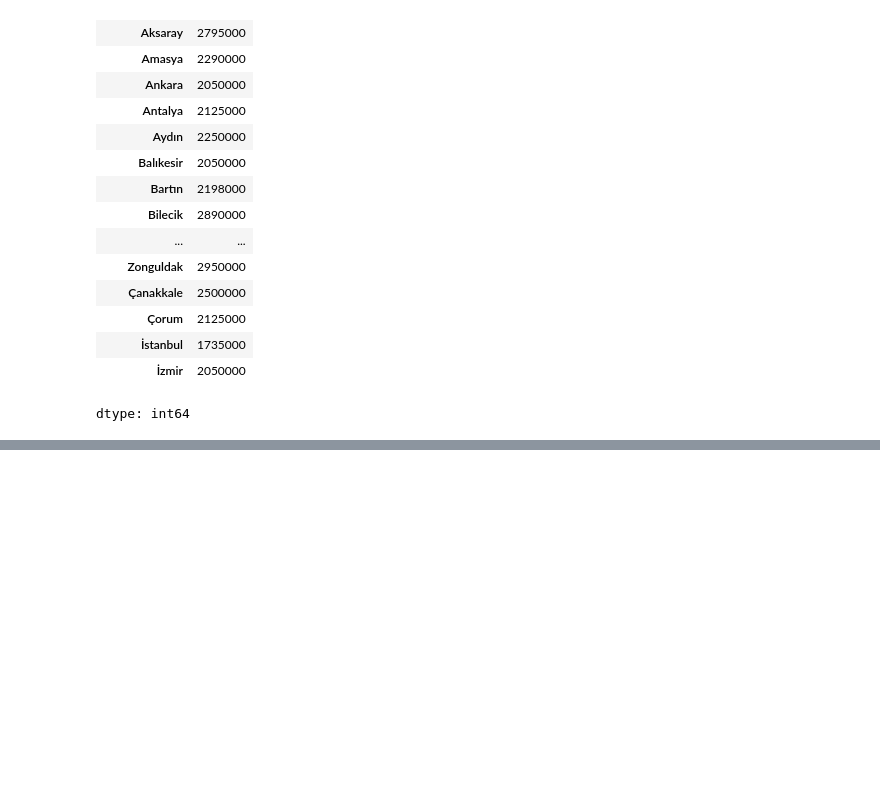
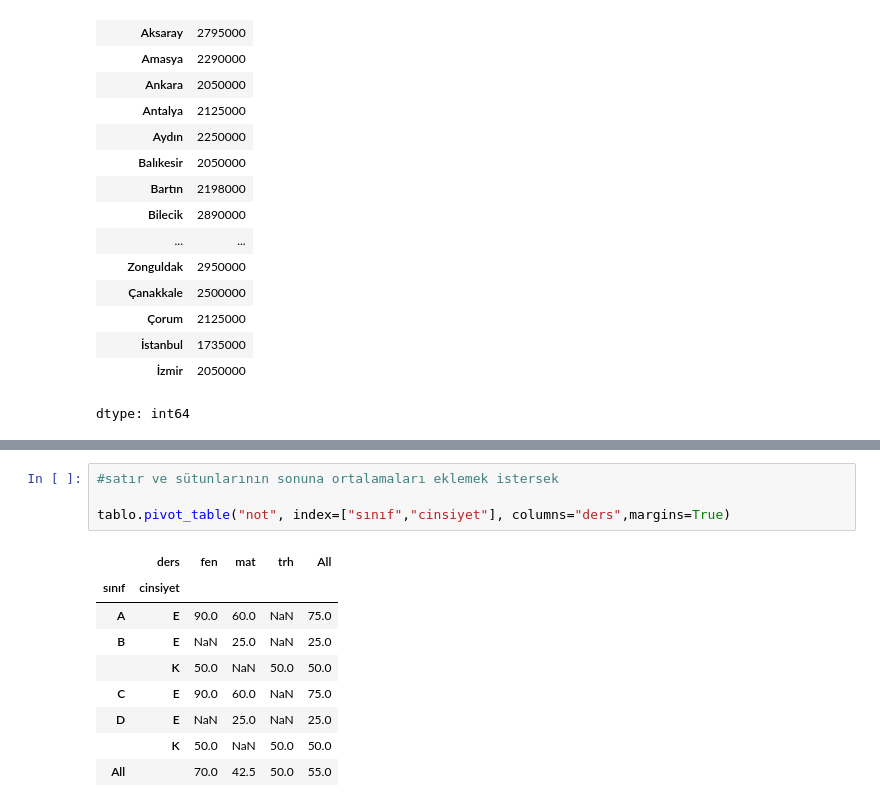
Before and after one commit to azem46/Python_Colab_Handbook, a Jupyter notebook: Python_Ders_16_2_Pandas_ipynb.ipynb, the cells around one changed output, grey strips where cells are left out. Saved outputs shown, nothing was run; the diff lists cells and outputs as text; blank space fills up the shorter version.

```diff
--- a/Python_Ders_16_2_Pandas_ipynb.ipynb
+++ b/Python_Ders_16_2_Pandas_ipynb.ipynb
@@ -972,0 +1238,14 @@ dtype: int64
+# %%
+#satır ve sütunlarının sonuna ortalamaları eklemek istersek
+
+tablo.pivot_table("not", index=["sınıf","cinsiyet"], columns="ders",margins=True)
+# %% [output]
+|  | ders | fen | mat | trh | All |
+| sınıf | cinsiyet |  |  |  |  |
+| A | E | 90.0 | 60.0 | NaN | 75.0 |
+| B | E | NaN | 25.0 | NaN | 25.0 |
+|  | K | 50.0 | NaN | 50.0 | 50.0 |
+| C | E | 90.0 | 60.0 | NaN | 75.0 |
+| D | E | NaN | 25.0 | NaN | 25.0 |
+|  | K | 50.0 | NaN | 50.0 | 50.0 |
+| All |  | 70.0 | 42.5 | 50.0 | 55.0 |
```
Also changed, not shown: parts of 84 cells of this notebook.
